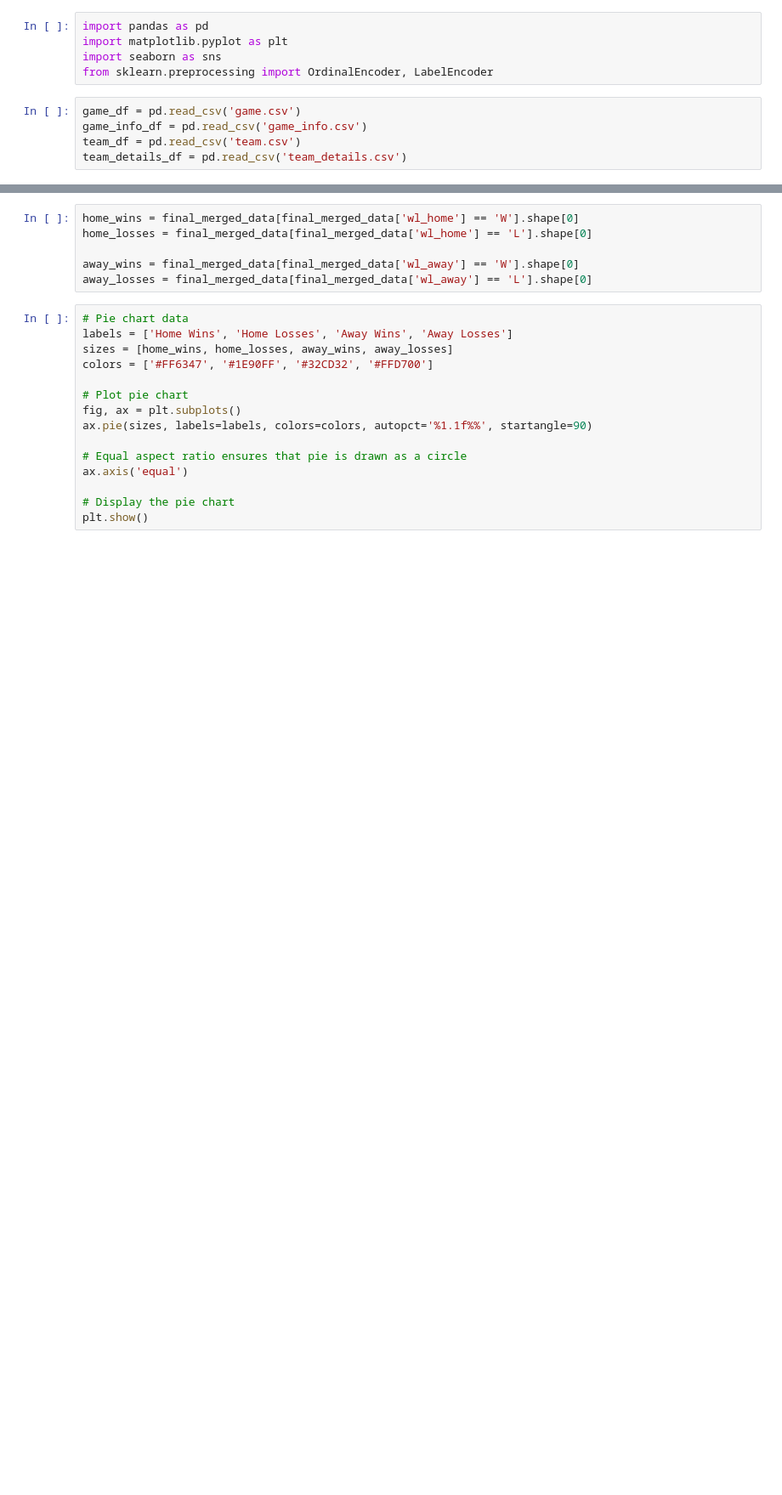
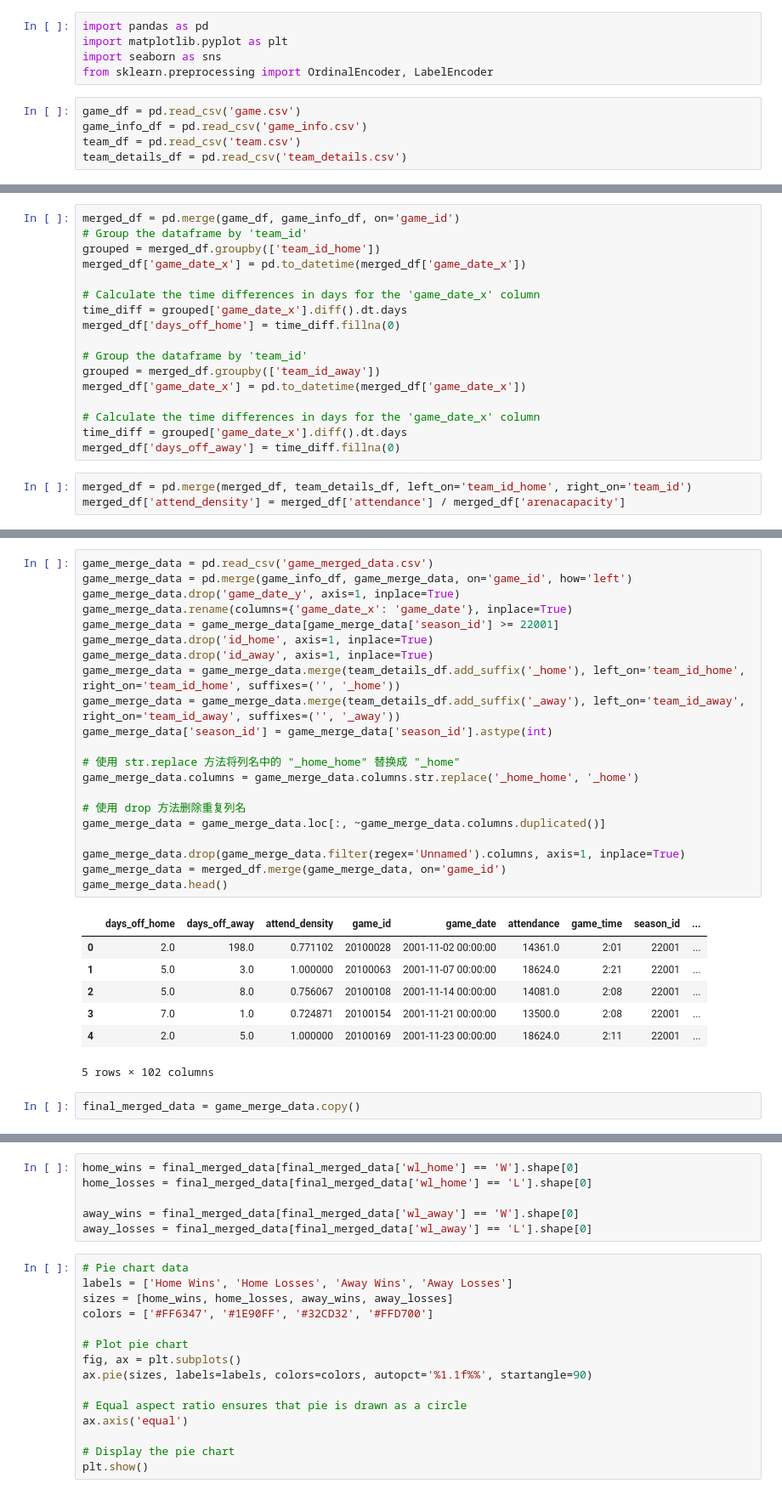
Before and after one commit to kentwhf/Home-Field-Advantage-Sports, a Jupyter notebook: final.ipynb, the cells around one changed output, grey strips where cells are left out. Shown at 85% size. Drawn from its saved outputs; the diff is of its cells as text; blank space fills up the shorter version.

```diff
--- a/final.ipynb
+++ b/final.ipynb
@@ -20,0 +11,20 @@ game_team_home = pd.merge(game_merge_df, team_merged_data, left_on='team_id_home
+# %%
+merged_df = pd.merge(game_df, game_info_df, on='game_id')
+# Group the dataframe by 'team_id'
+grouped = merged_df.groupby(['team_id_home'])
+merged_df['game_date_x'] = pd.to_datetime(merged_df['game_date_x'])
+
+# Calculate the time differences in days for the 'game_date_x' column
+time_diff = grouped['game_date_x'].diff().dt.days
+merged_df['days_off_home'] = time_diff.fillna(0)
+
+# Group the dataframe by 'team_id'
+grouped = merged_df.groupby(['team_id_away'])
+merged_df['game_date_x'] = pd.to_datetime(merged_df['game_date_x'])
+
+# Calculate the time differences in days for the 'game_date_x' column
+time_diff = grouped['game_date_x'].diff().dt.days
+merged_df['days_off_away'] = time_diff.fillna(0)
+# %%
+merged_df = pd.merge(merged_df, team_details_df, left_on='team_id_home', right_on='team_id')
+merged_df['attend_density'] = merged_df['attendance'] / merged_df['arenacapacity']
@@ -21 +47,32 @@ game_team_home = pd.merge(game_merge_df, team_merged_data, left_on='team_id_home
+# %%
+game_merge_data = pd.read_csv('game_merged_data.csv')
+game_merge_data = pd.merge(game_info_df, game_merge_data, on='game_id', how='left')
+game_merge_data.drop('game_date_y', axis=1, inplace=True)
+game_merge_data.rename(columns={'game_date_x': 'game_date'}, inplace=True)
+game_merge_data = game_merge_data[game_merge_data['season_id'] >= 22001]
+game_merge_data.drop('id_home', axis=1, inplace=True)
+game_merge_data.drop('id_away', axis=1, inplace=True)
+game_merge_data = game_merge_data.merge(team_details_df.add_suffix('_home'), left_on='team_id_home', right_on='team_id_home', suffixes=('', '_home'))
+game_merge_data = game_merge_data.merge(team_details_df.add_suffix('_away'), left_on='team_id_away', right_on='team_id_away', suffixes=('', '_away'))
+game_merge_data['season_id'] = game_merge_data['season_id'].astype(int)
+
+# 使用 str.replace 方法将列名中的 "_home_home" 替换成 "_home"
+game_merge_data.columns = game_merge_data.columns.str.replace('_home_home', '_home')
+
+# 使用 drop 方法删除重复列名
+game_merge_data = game_merge_data.loc[:, ~game_merge_data.columns.duplicated()]
+
+game_merge_data.drop(game_merge_data.filter(regex='Unnamed').columns, axis=1, inplace=True)
+game_merge_data = merged_df.merge(game_merge_data, on='game_id')
+game_merge_data.head()
+# %% [output]
+|  | days_off_home | days_off_away | attend_density | game_id | game_date | attendance | game_time | season_id | ... |
+| 0 | 2.0 | 198.0 | 0.771102 | 20100028 | 2001-11-02 00:00:00 | 14361.0 | 2:01 | 22001 | ... |
+| 1 | 5.0 | 3.0 | 1.000000 | 20100063 | 2001-11-07 00:00:00 | 18624.0 | 2:21 | 22001 | ... |
+| 2 | 5.0 | 8.0 | 0.756067 | 20100108 | 2001-11-14 00:00:00 | 14081.0 | 2:08 | 22001 | ... |
+| 3 | 7.0 | 1.0 | 0.724871 | 20100154 | 2001-11-21 00:00:00 | 13500.0 | 2:08 | 22001 | ... |
+| 4 | 2.0 | 5.0 | 1.000000 | 20100169 | 2001-11-23 00:00:00 | 18624.0 | 2:11 | 22001 | ... |
+5 rows × 102 columns
+# %%
+final_merged_data = game_merge_data.copy()
 # %%
```
Also changed, not shown: parts of 14 cells of this notebook, 4 other files.
